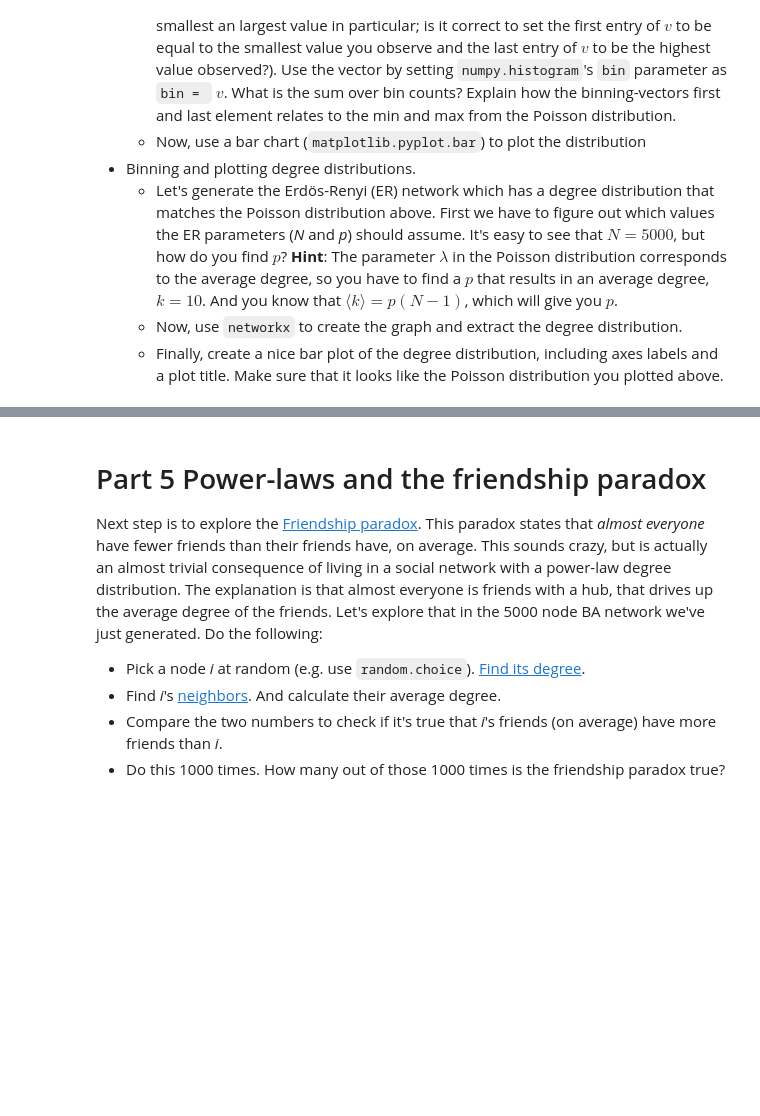
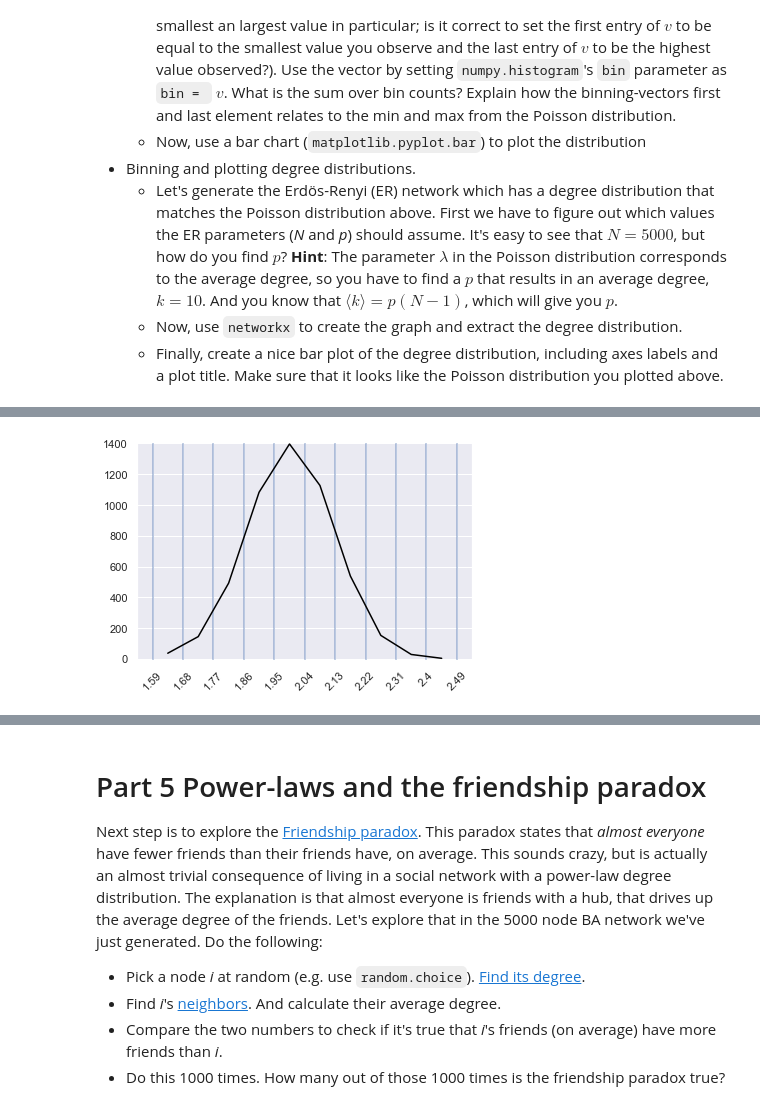
Before and after one commit to Moesen/socialgraphs2021, a Jupyter notebook: Assignment1/Assignment1Gustav.ipynb, the cells around one changed output, grey strips where cells are left out. Drawn from its saved outputs; the diff is of its cells as text; code cells hidden in the pictures; blank space fills up the shorter version.

```diff
--- a/Assignment1/Assignment1Gustav.ipynb
+++ b/Assignment1/Assignment1Gustav.ipynb
@@ -29,0 +33,30 @@ First we have to figure out which values the ER parameters (_N_ and _p_) should
+# %%
+# Importing packages
+import numpy as np
+import matplotlib.pyplot as plt
+import seaborn as sns
+import networkx as nx
+sns.set_style("darkgrid")
+sns.set()
+%matplotlib inline
+# %%
+# Creating gaussian distributed numbers
+np.random.seed(42)
+mu, sigma, size = 2, 0.125, 5000
+numbers = np.random.normal(mu, sigma, size)
+
+# Creating histogram
+hist = np.histogram(numbers, bins=10)
+
+# Plotting
+plt.plot([x for x in range(10)], hist[0], color="black")
+bin_coords = [((x-.5)) for x in range(11)]
+
+plt.vlines(bin_coords, -1000, 1500, alpha=.5)
+plt.xticks(bin_coords, np.round(hist[1], 2), rotation=45)
+
+plt.ylim(np.min(hist[0]) - 10, np.max(hist[0]) + 10)
+
+plt.show()
+# %% [output]
+[figure, added]
```
Also changed, not shown: parts of 15 cells of this notebook, 1 other file.
